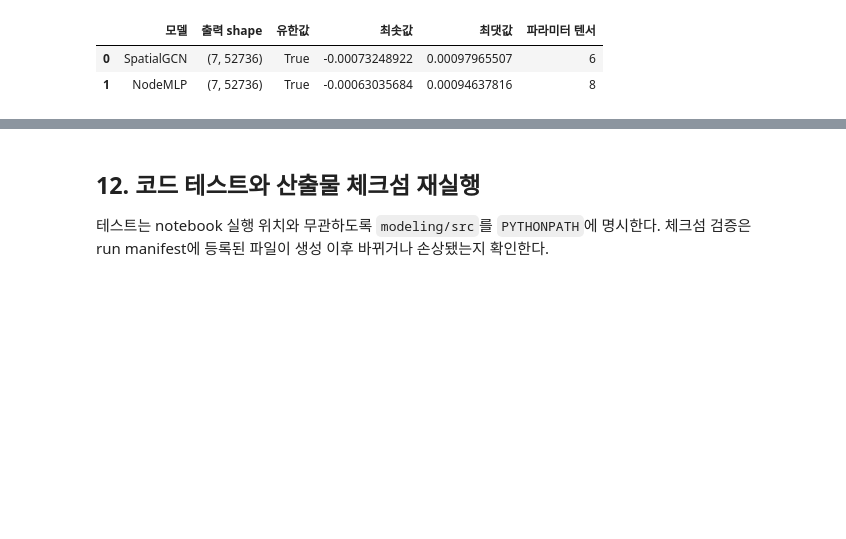
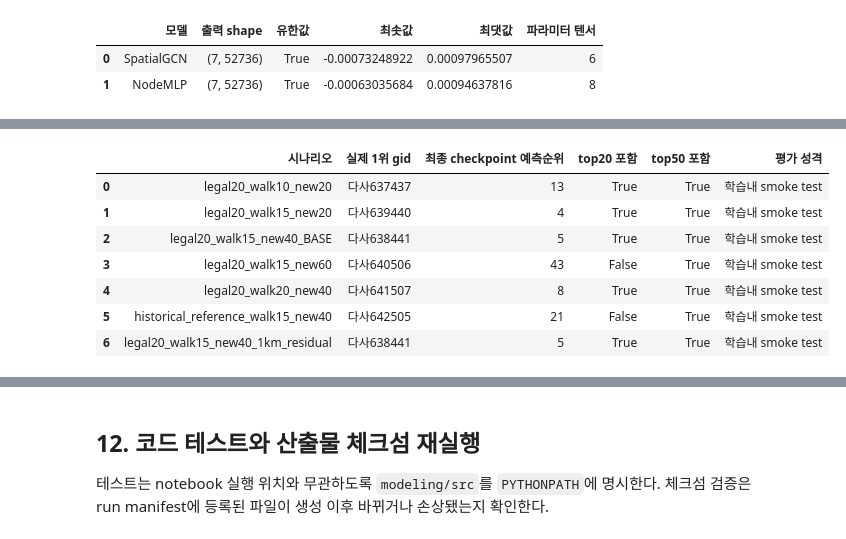
Before and after one commit to monitor5/Planning, a Jupyter notebook: modeling/notebooks/14_rewritten_model_revalidation.ipynb, the cells around one changed output, grey strips where cells are left out. Cells and saved outputs as stored; diff of their text form; code cells hidden in the pictures; blank space fills up the shorter version.

```diff
--- a/modeling/notebooks/14_rewritten_model_revalidation.ipynb
+++ b/modeling/notebooks/14_rewritten_model_revalidation.ipynb
@@ -1089,0 +1651,32 @@ display(pd.DataFrame(inference_rows))
+# %%
+final_checkpoint_rank_rows = []
+for scenario_index, scenario_name in enumerate(scenario_names):
+    actual = truth[scenario_index]
+    final_prediction = gcn_prediction[scenario_index]
+    actual_best_index = int(np.argmax(actual))
+    final_order = np.argsort(-final_prediction, kind="mergesort")
+    final_rank = int(np.flatnonzero(final_order == actual_best_index)[0] + 1)
+    final_checkpoint_rank_rows.append(
+        {
+            "시나리오": str(scenario_name),
+            "실제 1위 gid": str(gids[actual_best_index]),
+            "최종 checkpoint 예측순위": final_rank,
+            "top20 포함": final_rank <= 20,
+            "top50 포함": final_rank <= 50,
+            "평가 성격": "학습내 smoke test",
+        }
+    )
+final_checkpoint_ranks = pd.DataFrame(final_checkpoint_rank_rows)
+display(final_checkpoint_ranks)
+
+assert final_checkpoint_ranks["top20 포함"].sum() == 5
+assert final_checkpoint_ranks["top50 포함"].all()
+# %% [output]
+|  | 시나리오 | 실제 1위 gid | 최종 checkpoint 예측순위 | top20 포함 | top50 포함 | 평가 성격 |
+| 0 | legal20_walk10_new20 | 다사637437 | 13 | True | True | 학습내 smoke test |
+| 1 | legal20_walk15_new20 | 다사639440 | 4 | True | True | 학습내 smoke test |
+| 2 | legal20_walk15_new40_BASE | 다사638441 | 5 | True | True | 학습내 smoke test |
+| 3 | legal20_walk15_new60 | 다사640506 | 43 | False | True | 학습내 smoke test |
+| 4 | legal20_walk20_new40 | 다사641507 | 8 | True | True | 학습내 smoke test |
+| 5 | historical_reference_walk15_new40 | 다사642505 | 21 | False | True | 학습내 smoke test |
+| 6 | legal20_walk15_new40_1km_residual | 다사638441 | 5 | True | True | 학습내 smoke test |
```
Also changed, not shown: parts of 11 cells of this notebook, 13 other files.
